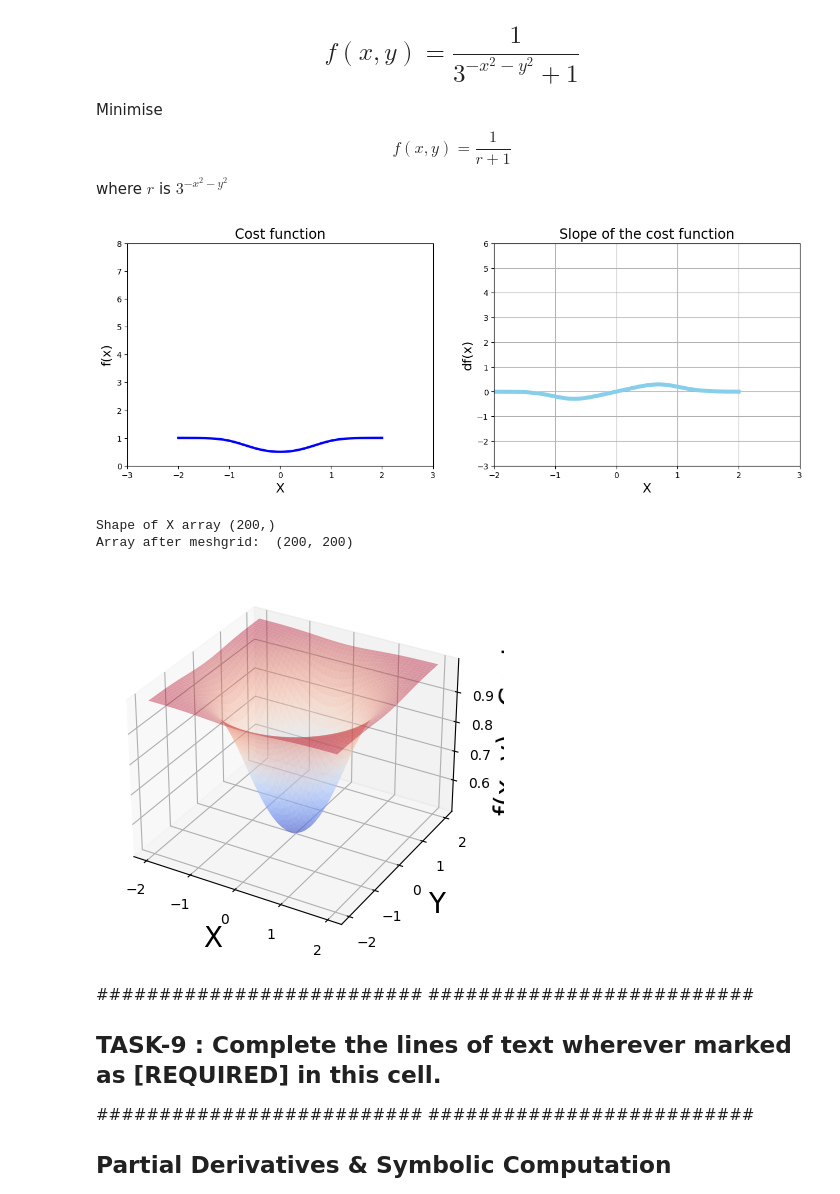
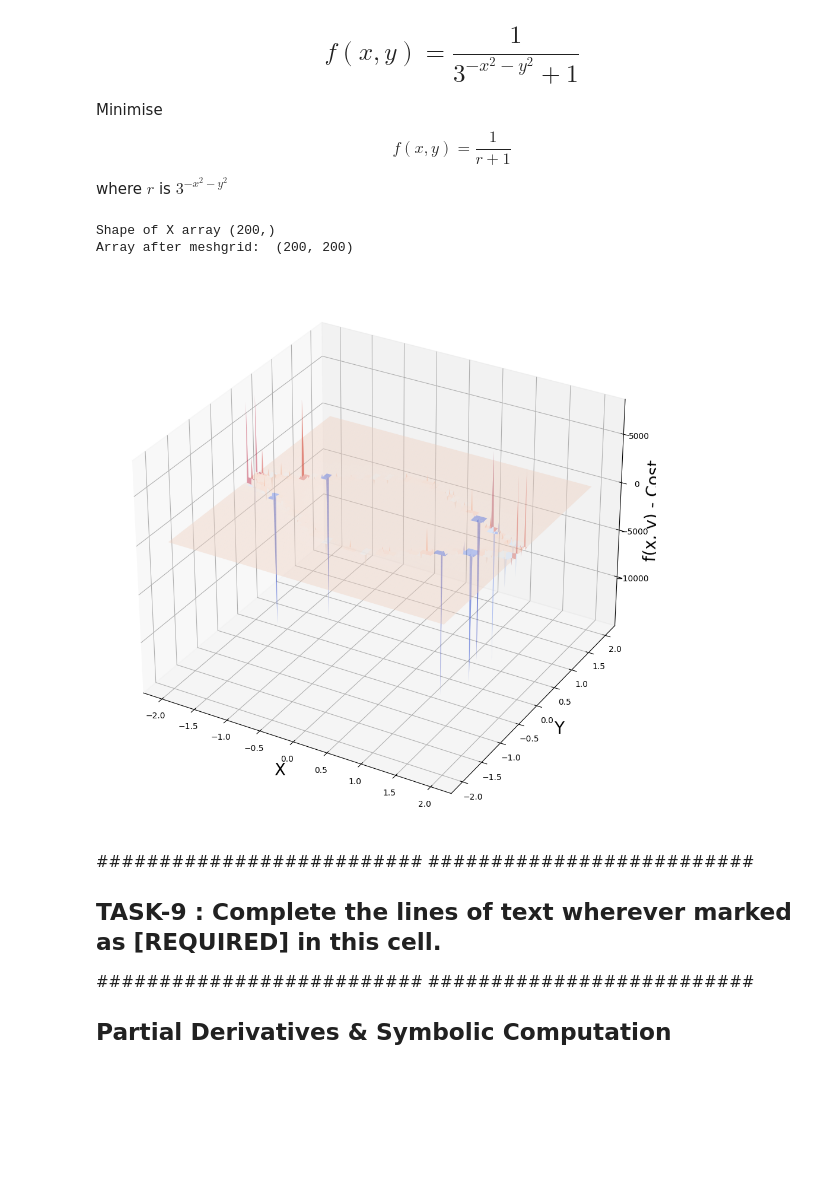
Before and after one commit to Tejasrichallagulla/fmml-lab-assignment, a Jupyter notebook: FMML_2022_Module_04_Project_2024.ipynb, the cells around one changed output. Drawn from its saved outputs; the diff is of its cells as text; code cells hidden in the pictures; blank space fills up the shorter version.

```diff
--- a/FMML_2022_Module_04_Project_2024.ipynb
+++ b/FMML_2022_Module_04_Project_2024.ipynb
@@ -456,49 +565,9 @@ for local_min, list_x, deriv_list in three_iter_result:
 Minimise $$f(x, y) = \frac{1}{r + 1}$$ where $r$ is $3^{-x^2 - y^2}$
 # %%
 ## TASK-8 : Code the same things as they were done for the first two examples
-x_2 = np.linspace(-2, 2, 1000)
-y_2 = np.linspace(-2, 2, 1000)
-
-def f(x, y):
-  return 1 / (3**(-x**2-y**2) + 1)
-
-def df_x(x, y):
-  r = 3**(-x**2-y**2)
-  return (2*np.log(3)*x*r) / (r + 1) ** 2
-
-def dx_y(x, y):
-  r = 3**(-x**2-y**2)
-  return (2*np.log(3)*y*r) / (r + 1) ** 2
+def f(x,y):
+  r = (3**-x**2-y**2)
+  return (1/r+1)
-# %%
-plt.figure(figsize=[15, 5])
-
-# 1 Chart: Cost function
-plt.subplot(1, 2, 1)
-
-plt.xlim(-3, 3)
-plt.ylim(0, 8)
-
-plt.title('Cost function', fontsize=17)
-plt.xlabel('X', fontsize=16)
-plt.ylabel('f(x)', fontsize=16)
-
-plt.plot(x_2, f(x_2, y_2), color='blue', linewidth=3)
-
-# 2 Chart: Derivative
-plt.subplot(1, 2, 2)
-
-plt.title('Slope of the cost function', fontsize=17)
-plt.xlabel('X', fontsize=16)
-plt.ylabel('df(x)', fontsize=16)
-plt.grid()
-plt.xlim(-2, 3)
-plt.ylim(-3, 6)
-
-plt.plot(x_2, df_x(x_2, y_2), color='skyblue', linewidth=5)
-
-plt.show()
-# %% [output]
-[figure, removed]
 # %%
 # Make our x and y data
 x_4 = np.linspace(start=-2, stop=2, num=200)
@@ -513,18 +582,18 @@ Shape of X array (200,)
 Array after meshgrid:  (200, 200)
 # %%
 # Generating 3D Plot
-fig = plt.figure()
-ax = fig.add_subplot(projection='3d')
+fig = plt.figure(figsize=(16, 12))
+ax = fig.add_subplot(111, projection='3d')
 
 ax.set_xlabel('X', fontsize=20)
 ax.set_ylabel('Y', fontsize=20)
 ax.set_zlabel('f(x, y) - Cost', fontsize=20)
 
 ax.plot_surface(x_4, y_4, f(x_4, y_4), cmap=cm.coolwarm, alpha=0.4)
 
 plt.show()
 # %% [output]
-[figure, old version]
+[figure, new version]
 # %% [markdown]
 ##########################
 ##########################
```
Also changed, not shown: parts of 19 cells of this notebook.
